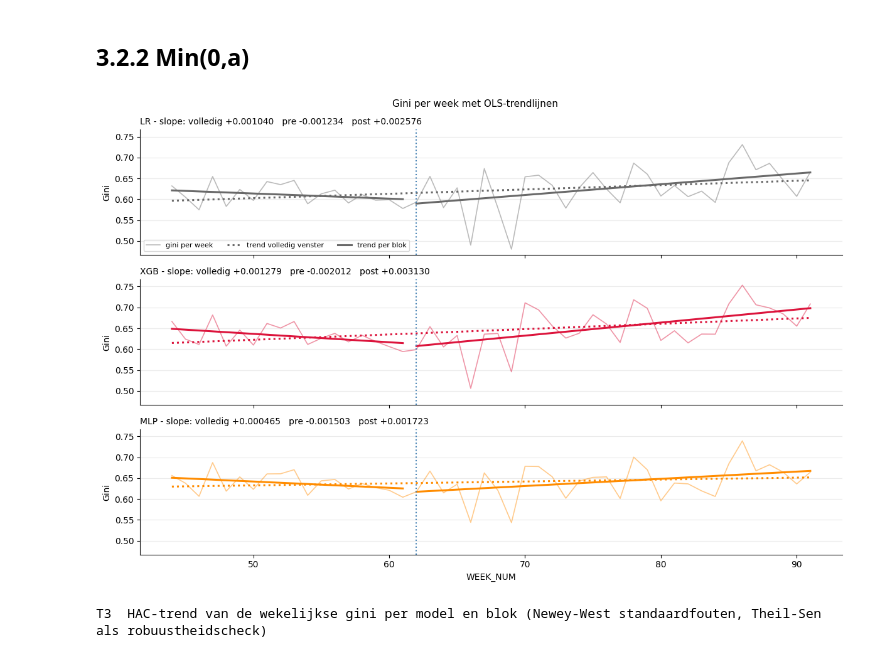
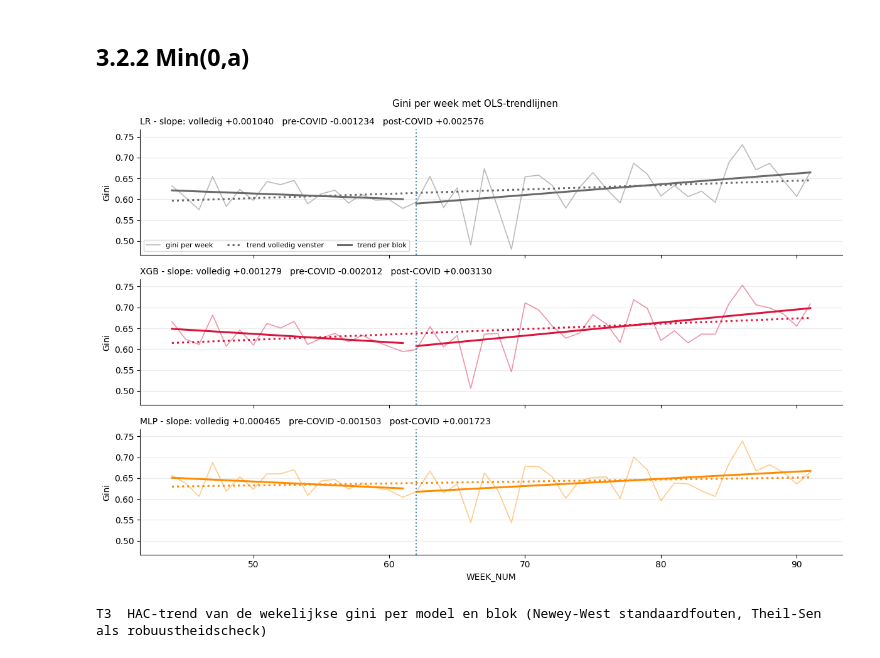
Before and after one commit to Jeanpierre69/casestudy-datamining, a Jupyter notebook: r1_predictive_stab.ipynb, the cells around one changed output. Saved outputs shown, nothing was run; the diff lists cells and outputs as text; code cells hidden in the pictures.

```diff
--- a/r1_predictive_stab.ipynb
+++ b/r1_predictive_stab.ipynb
@@ -28,9 +37,11 @@ COVID_WEEK = 62
 @torch.no_grad()
 def predict_mlp(model, X, batch=100_000):
     """Scores in batches: de volledige testset als float32-tensor is te groot voor een keer."""
-    parts = [torch.sigmoid(model(torch.tensor(X.iloc[i:i + batch].to_numpy(dtype=np.float32),
-                                              device=device))).cpu().numpy().ravel()
-             for i in range(0, len(X), batch)]
+    parts = []
+    for start in range(0, len(X), batch):
+        chunk = X.iloc[start:start + batch].to_numpy(dtype=np.float32)
+        logits = model(torch.tensor(chunk, device=device))
+        parts.append(torch.sigmoid(logits).cpu().numpy().ravel())
     return np.concatenate(parts)
 
 
@@ -47,6 +58,14 @@ colors = {"LR": "dimgray", "XGB": "crimson", "MLP": "darkorange"}
 weekly_input = scores.copy()
 weekly_input["target"] = y_test.to_numpy()
 weekly_input.index = week_num_test.to_numpy()
+
+
+def gini_per_week(data):
+    """Gini per week (rij) en per model (kolom), voor een tabel met WEEK_NUM als index."""
+    per_week = data.groupby(level=0).apply(
+        lambda g: pd.Series({m: gini(g["target"], g[m]) for m in MODELS}))
+    per_week.index.name = "WEEK_NUM"
+    return per_week
 # %% [markdown]
 ## 3.2.0 Data ruis check
 # %%
@@ -99,9 +118,7 @@ Bootstrap-SD van de wekelijkse gini (1000 resamples), kleinste vs grootste week
 ## 3.2.1 Mean(gini)
 # %%
 # F1 - Gini per week op de testset, per model.
-gini_weekly = weekly_input.groupby(level=0).apply(
-    lambda g: pd.Series({m: gini(g["target"], g[m]) for m in MODELS}))
-gini_weekly.index.name = "WEEK_NUM"
+gini_weekly = gini_per_week(weekly_input)
 
 print(f"Gini per week berekend voor {len(gini_weekly)} weken "
       f"({gini_weekly.index.min()}-{gini_weekly.index.max()})")
@@ -282,50 +310,43 @@ MLP  0.951  0.922  1.000
 # %%
 # F2 - OLS-trendlijn van de wekelijkse gini per blok en per model, ter illustratie van de
 # helling die hieronder in T3 robuust (HAC + Theil-Sen) getoetst wordt. Een paneel per
 # model zodat de trendlijnen niet over elkaar vallen: de weekreeks licht op de
 # achtergrond, daarover de trend per blok (vol) en over het volledige venster
-# (gestippeld). Het grijze vlak is het pre-COVID blok, het enige stuk met a < 0 en dus
-# het enige stuk dat via min(0, a) meetelt.
-from scipy import stats
-
-trend_fits = {
-    (model_name, name): stats.linregress(
-        gini_weekly.index[mask].to_numpy(dtype=float),
-        gini_weekly.loc[mask, model_name].to_numpy())
-    for name, mask in blocks.items() for model_name in MODELS
-}
+# (gestippeld). De verticale lijn is de COVID-cutoff; links daarvan ligt het pre-COVID
+# blok, het enige stuk met a < 0 en dus het enige stuk dat via min(0, a) meetelt.
+TREND_LEGEND = {"volledig": "trend volledig venster", "pre-COVID": "trend per blok"}
 
 fig, axes = plt.subplots(len(MODELS), 1, figsize=(12, 8), sharex=True, sharey=True)
 
 for ax, model_name in zip(axes, MODELS):
     ax.plot(gini_weekly.index, gini_weekly[model_name], color=colors[model_name],
             linewidth=1.2, alpha=0.45, label="gini per week")
-    for name, mask in blocks.items():
+
+    slopes = {}
+    for name, mask in BLOCKS.items():
         weeks = gini_weekly.index[mask].to_numpy(dtype=float)
-        fit = trend_fits[model_name, name]
+        fit = stats.linregress(weeks, gini_weekly.loc[mask, model_name].to_numpy())
+        slopes[name] = fit.slope
         ax.plot(weeks, fit.intercept + fit.slope * weeks, color=colors[model_name],
-                linewidth=2.2, linestyle=":" if name == full_name else "-",
-                label="trend volledig venster" if name == full_name else
-                      ("trend per blok" if name == pre_name else None))
+                linewidth=2.2, linestyle=":" if name == "volledig" else "-",
+                label=TREND_LEGEND.get(name))
 
     ax.axvline(COVID_WEEK, color="steelblue", linestyle=":", linewidth=1.5)
-    slopes = "   ".join(f"{label} {trend_fits[model_name, name].slope:+.6f}"
-                        for label, name in [("volledig", full_name), ("pre", pre_name),
-                                            ("post", post_name)])
-    ax.set_title(f"{model_name} - slope: {slopes}",
+    ax.set_title(f"{model_name} - slope: "
+                 + "   ".join(f"{name} {slope:+.6f}" for name, slope in slopes.items()),
                  fontsize=10, loc="left")
     ax.set_ylabel("Gini")
     ax.grid(axis="y", alpha=0.25)
     ax.set_axisbelow(True)
     ax.spines[["top", "right"]].set_visible(False)
 
 axes[0].legend(loc="lower left", fontsize=8, ncol=3)
 axes[-1].set_xlabel("WEEK_NUM")
-fig.suptitle(f"Gini per week met OLS-trendlijnen", fontsize=11)
+fig.suptitle("Gini per week met OLS-trendlijnen", fontsize=11)
 fig.tight_layout()
 plt.show()
 # %% [output]
-[figure, old version]
+[figure, new version]
 # %%
 # T3 - HAC-robuuste helling (Newey-West) van de wekelijkse gini per model en blok, met
 # Theil-Sen ernaast als non-parametrische robuustheidscheck: wijkt die sterk af van de
```
Also changed, not shown: parts of 11 cells of this notebook, 2 other files.
